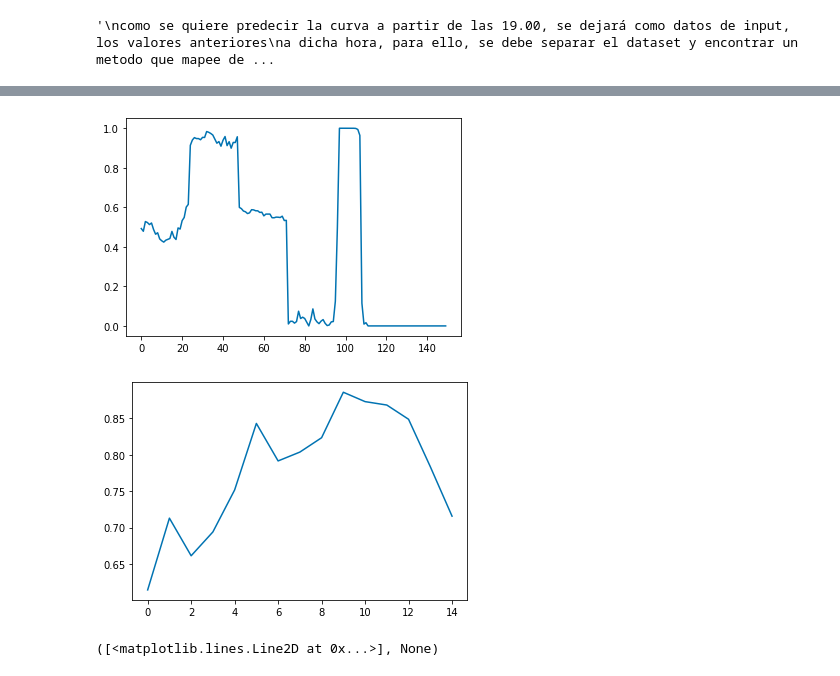
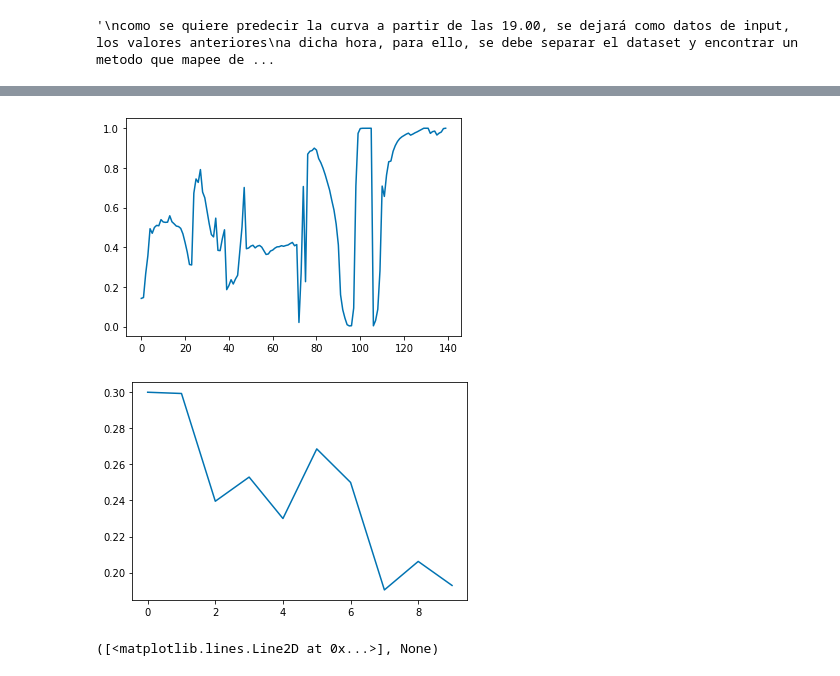
Before and after one commit to frmunozz/AGRIMED, a Jupyter notebook: notebooks/regresor_mlp_mm.ipynb, the cells around one changed output, grey strips where cells are left out. Drawn from its saved outputs; the diff is of its cells as text; code cells hidden in the pictures.

```diff
--- a/notebooks/regresor_mlp_mm.ipynb
+++ b/notebooks/regresor_mlp_mm.ipynb
@@ -689,8 +616,9 @@ TIEM_OUT_in = []
 # %%
 # recorrer dia a dia
 n_in = 24
-n_out = 15
-for x in range(len(df)):
+n_out = 10
+# for x in range(len(df)):
+for x in df.index:
     temp_inp = interpolar(df['Temp_inp'][x], n_in)
     patm_inp = interpolar(df['PAtm_inp'][x], n_in)
     hume_inp = interpolar(df['Hume_inp'][x], n_in)
@@ -759,5 +687,8 @@ df_aux.head()
 # %%
-x = 30
+x = df_aux.index[11]
 plt.plot(df_aux['Tiem_inp'][x], df_aux['Temp_inp'][x])
-plt.plot(df_aux['Tiem_out'][x], df_aux['Temp_out'][x])
+plt.plot(df_aux['Tiem_out'][x], df_aux['Temp_out'][x]), plt.show()
+
+plt.plot(df_aux['Tiem_inp'][x], df_aux['RadS_inp'][x])
+plt.plot(df_aux['Tiem_out'][x], df_aux['RadS_out'][x]), plt.show()
 # %% [output]
@@ -766,13 +698,13 @@ plt.plot(df_aux['Tiem_out'][x], df_aux['Temp_out'][x])
 # %%
-x = 4
-print(len(df_aux['Tiem_inp'][x]))
-print(len(df_aux['Temp_inp'][x]))
-print(len(df_aux['Hume_inp'][x]))
-print(len(df_aux['RadS_inp'][x]))
-print(len(df_aux['PAtm_inp'][x]))
+# x = 4
+# print(len(df_aux['Tiem_inp'][x]))
+# print(len(df_aux['Temp_inp'][x]))
+# print(len(df_aux['Hume_inp'][x]))
+# print(len(df_aux['RadS_inp'][x]))
+# print(len(df_aux['PAtm_inp'][x]))
 
-print(len(df_aux['Tiem_out'][x]))
-print(len(df_aux['Temp_out'][x]))
-print(len(df_aux['Hume_out'][x]))
-print(len(df_aux['RadS_out'][x]))
-print(len(df_aux['PAtm_out'][x]))
+# print(len(df_aux['Tiem_out'][x]))
+# print(len(df_aux['Temp_out'][x]))
+# print(len(df_aux['Hume_out'][x]))
+# print(len(df_aux['RadS_out'][x]))
+# print(len(df_aux['PAtm_out'][x]))
@@ -799,8 +720,10 @@ D_output_test = []
 
 indices_train = []
 indices_test = []
-for x in range(len(df)):
-    if x < round(len(df) / 4 * 3):
+# for x in range(len(df)):
+for i, x in enumerate(df.index):
+#     if x < round(len(df) / 4 * 3):
+    if i < round(len(df) / 4 * 3):
         indices_train.append(x)
         D_input_train.append(np.concatenate([df_aux['Temp_inp'][x],
                                        df_aux['Hume_inp'][x],
@@ -841,11 +764,12 @@ Scaler_out = MinMaxScaler().fit(D_output_train)
 D_output_train = Scaler_out.transform(D_output_train)
 D_output_test = Scaler_out.transform(D_output_test)
 # %%
-x = 30
+# x = 10
+x = 10
 plt.plot(D_input_train[x]), plt.show()
 plt.plot(D_output_train[x]), plt.show()
 # %% [output]
-[figure, old version]
+[figure, new version]
-[figure, old version]
+[figure, new version]
 ([<matplotlib.lines.Line2D at 0x...>], None)
 # %%
```
Also changed, not shown: parts of 70 cells of this notebook.
